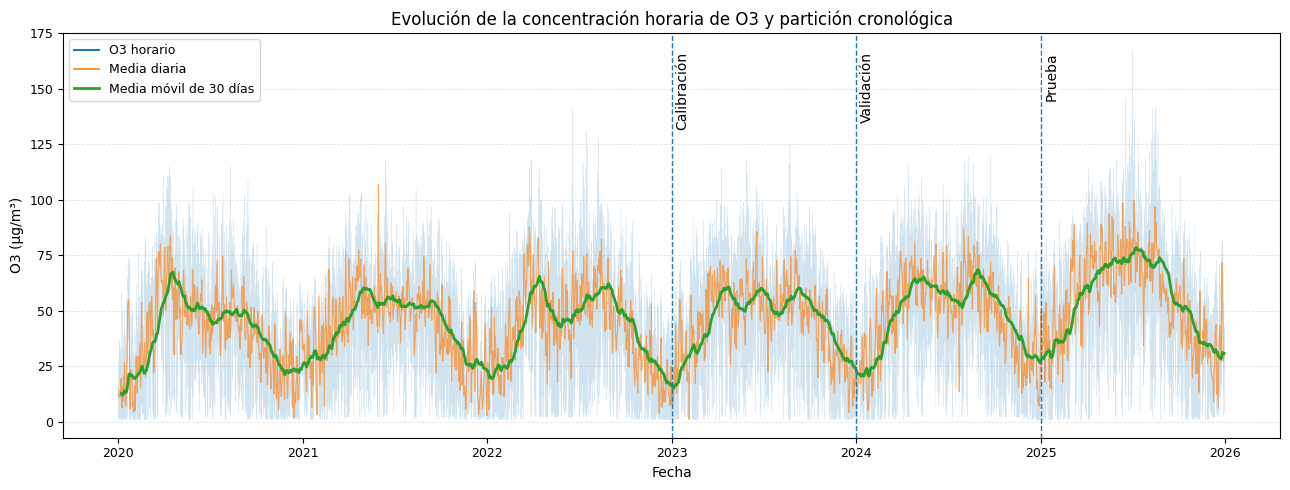
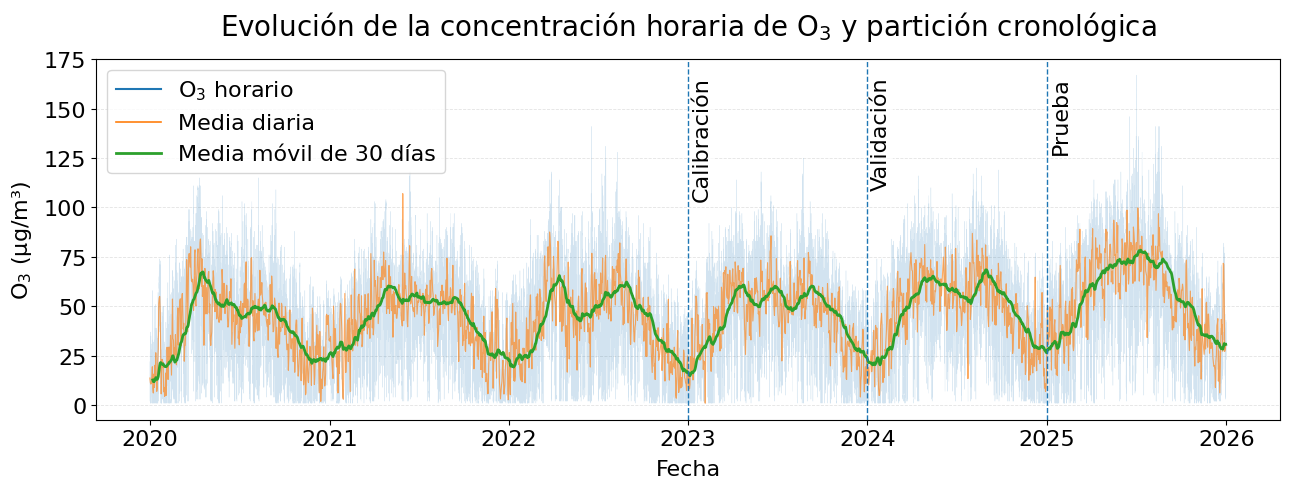
The notebook cell's code change between the first figure and the second:
--- before
+++ after
@@ -69,5 +69,5 @@
         va="top",
         ha="left",
-        fontsize=10,
+        fontsize=16,
         bbox=dict(
             facecolor="white",
@@ -78,17 +78,28 @@
     )
 
-ax.set_title("Evolución de la concentración horaria de O3 y partición cronológica")
-ax.set_xlabel("Fecha")
-ax.set_ylabel("O3 (µg/m³)")
+ax.set_title(
+    r"Evolución de la concentración horaria de $\mathrm{O}_3$ y partición cronológica",
+    fontsize=20, pad = 17
+)
+ax.set_xlabel("Fecha", fontsize=16, labelpad = 7)
+ax.set_ylabel(r"$\mathrm{O}_3$ (µg/m³)", fontsize=16, labelpad = 7)
+
+ax.tick_params(axis="both", labelsize=16)
+
 ax.grid(axis="y", linestyle="--", linewidth=0.6, alpha=0.35)
 
 # Se dibuja la leyenda de la gráfica
 legend_handles = [
-    Line2D([0], [0], color=hourly_color, linewidth=1.5, label="O3 horario"),
+    Line2D([0], [0], color=hourly_color, linewidth=1.5, label=r"$\mathrm{O}_3$ horario"),
     Line2D([0], [0], color=daily_color, linewidth=1.2, label="Media diaria"),
     Line2D([0], [0], color=rolling_color, linewidth=2.0, label="Media móvil de 30 días"),
 ]
 
-ax.legend(handles=legend_handles, loc="upper left")
+ax.legend(
+    handles=legend_handles,
+    loc="upper left",
+    fontsize=16,
+    title_fontsize=13
+)
 
 fig.tight_layout()

Commit: Changes